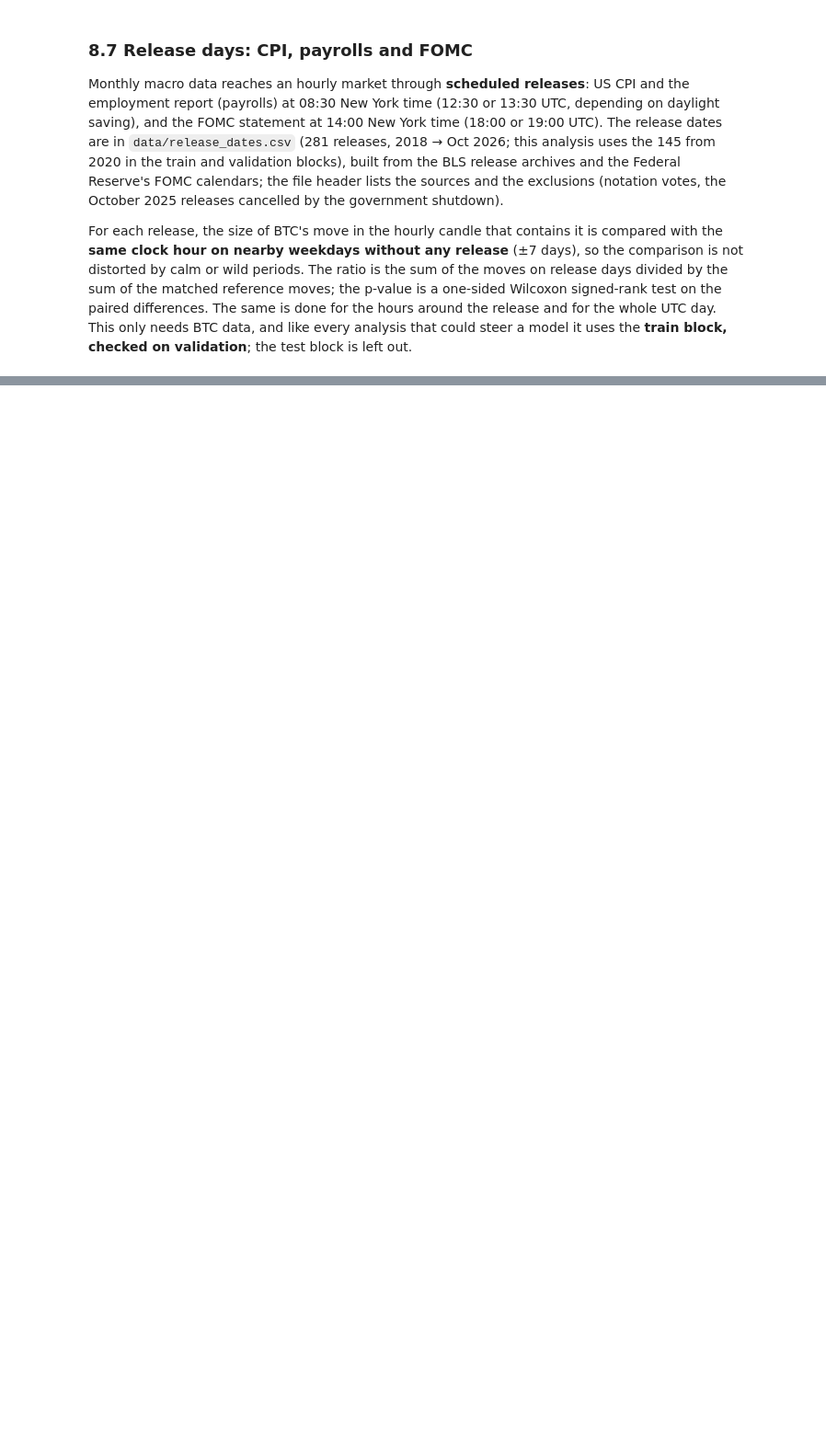
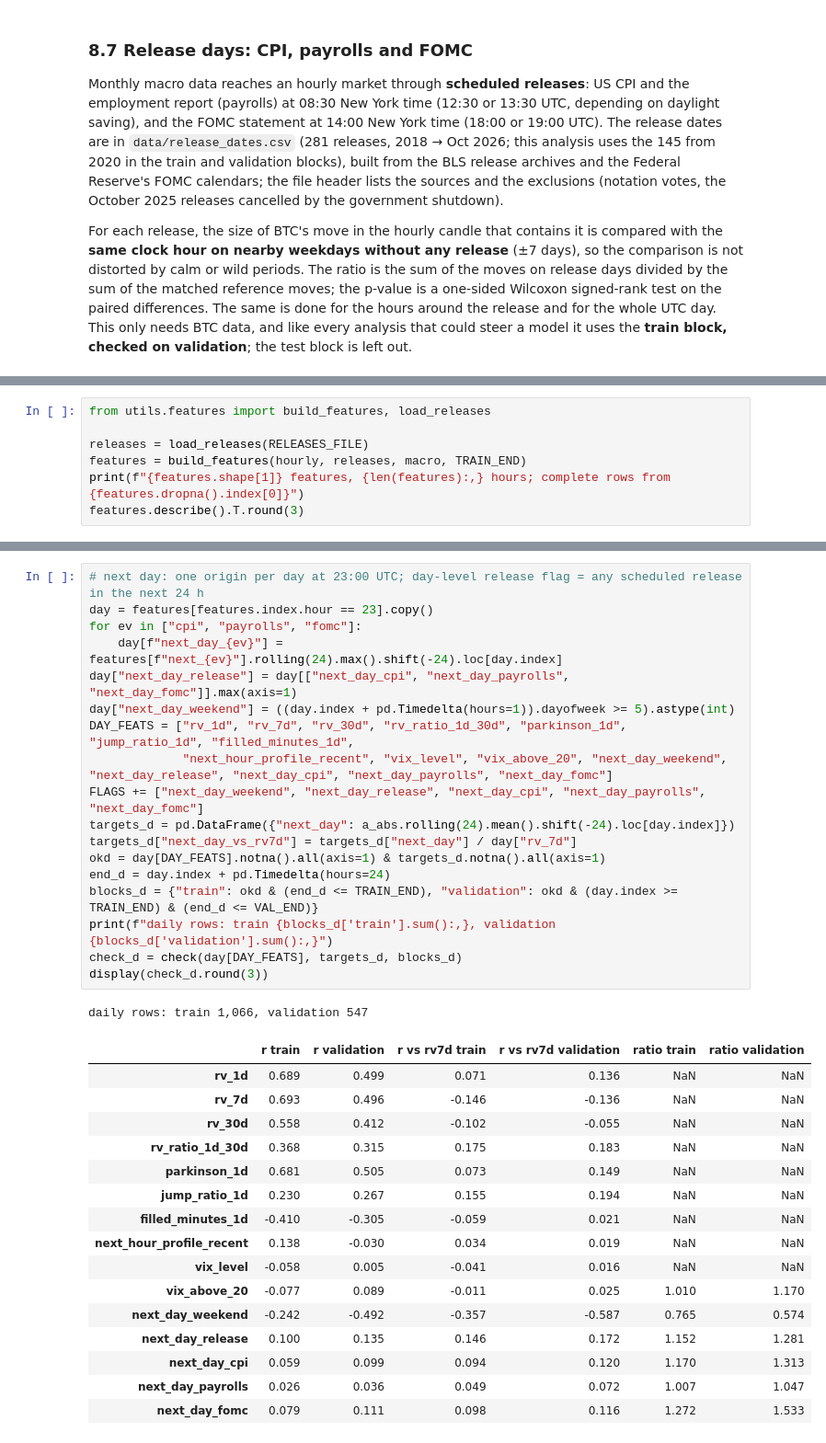
Before and after one commit to Descalabreitor/IAI600-final-project, a Jupyter notebook: data-analysis.ipynb, the cells around one changed output, grey strips where cells are left out. Shown at 92% size. Drawn from its saved outputs; the diff is of its cells as text; blank space fills up the shorter version.

```diff
--- a/data-analysis.ipynb
+++ b/data-analysis.ipynb
@@ -1506,0 +1289,7 @@ These are single-feature checks: they show which features carry information, not
+# %%
+from utils.features import build_features, load_releases
+
+releases = load_releases(RELEASES_FILE)
+features = build_features(hourly, releases, macro, TRAIN_END)
+print(f"{features.shape[1]} features, {len(features):,} hours; complete rows from {features.dropna().index[0]}")
+features.describe().T.round(3)
@@ -1506,0 +1395,36 @@ These are single-feature checks: they show which features carry information, not
+# %%
+# next day: one origin per day at 23:00 UTC; day-level release flag = any scheduled release in the next 24 h
+day = features[features.index.hour == 23].copy()
+for ev in ["cpi", "payrolls", "fomc"]:
+    day[f"next_day_{ev}"] = features[f"next_{ev}"].rolling(24).max().shift(-24).loc[day.index]
+day["next_day_release"] = day[["next_day_cpi", "next_day_payrolls", "next_day_fomc"]].max(axis=1)
+day["next_day_weekend"] = ((day.index + pd.Timedelta(hours=1)).dayofweek >= 5).astype(int)
+DAY_FEATS = ["rv_1d", "rv_7d", "rv_30d", "rv_ratio_1d_30d", "parkinson_1d", "jump_ratio_1d", "filled_minutes_1d",
+             "next_hour_profile_recent", "vix_level", "vix_above_20", "next_day_weekend", "next_day_release", "next_day_cpi", "next_day_payrolls", "next_day_fomc"]
+FLAGS += ["next_day_weekend", "next_day_release", "next_day_cpi", "next_day_payrolls", "next_day_fomc"]
+targets_d = pd.DataFrame({"next_day": a_abs.rolling(24).mean().shift(-24).loc[day.index]})
+targets_d["next_day_vs_rv7d"] = targets_d["next_day"] / day["rv_7d"]
+okd = day[DAY_FEATS].notna().all(axis=1) & targets_d.notna().all(axis=1)
+end_d = day.index + pd.Timedelta(hours=24)
+blocks_d = {"train": okd & (end_d <= TRAIN_END), "validation": okd & (day.index >= TRAIN_END) & (end_d <= VAL_END)}
+print(f"daily rows: train {blocks_d['train'].sum():,}, validation {blocks_d['validation'].sum():,}")
+check_d = check(day[DAY_FEATS], targets_d, blocks_d)
+display(check_d.round(3))
+# %% [output]
+daily rows: train 1,066, validation 547
+|  | r train | r validation | r vs rv7d train | r vs rv7d validation | ratio train | ratio validation |
+| rv_1d | 0.689 | 0.499 | 0.071 | 0.136 | NaN | NaN |
+| rv_7d | 0.693 | 0.496 | -0.146 | -0.136 | NaN | NaN |
+| rv_30d | 0.558 | 0.412 | -0.102 | -0.055 | NaN | NaN |
+| rv_ratio_1d_30d | 0.368 | 0.315 | 0.175 | 0.183 | NaN | NaN |
+| parkinson_1d | 0.681 | 0.505 | 0.073 | 0.149 | NaN | NaN |
+| jump_ratio_1d | 0.230 | 0.267 | 0.155 | 0.194 | NaN | NaN |
+| filled_minutes_1d | -0.410 | -0.305 | -0.059 | 0.021 | NaN | NaN |
+| next_hour_profile_recent | 0.138 | -0.030 | 0.034 | 0.019 | NaN | NaN |
+| vix_level | -0.058 | 0.005 | -0.041 | 0.016 | NaN | NaN |
+| vix_above_20 | -0.077 | 0.089 | -0.011 | 0.025 | 1.010 | 1.170 |
+| next_day_weekend | -0.242 | -0.492 | -0.357 | -0.587 | 0.765 | 0.574 |
+| next_day_release | 0.100 | 0.135 | 0.146 | 0.172 | 1.152 | 1.281 |
+| next_day_cpi | 0.059 | 0.099 | 0.094 | 0.120 | 1.170 | 1.313 |
+| next_day_payrolls | 0.026 | 0.036 | 0.049 | 0.072 | 1.007 | 1.047 |
+| next_day_fomc | 0.079 | 0.111 | 0.098 | 0.116 | 1.272 | 1.533 |
```
Also changed, not shown: parts of 43 cells of this notebook, 1 other file.
